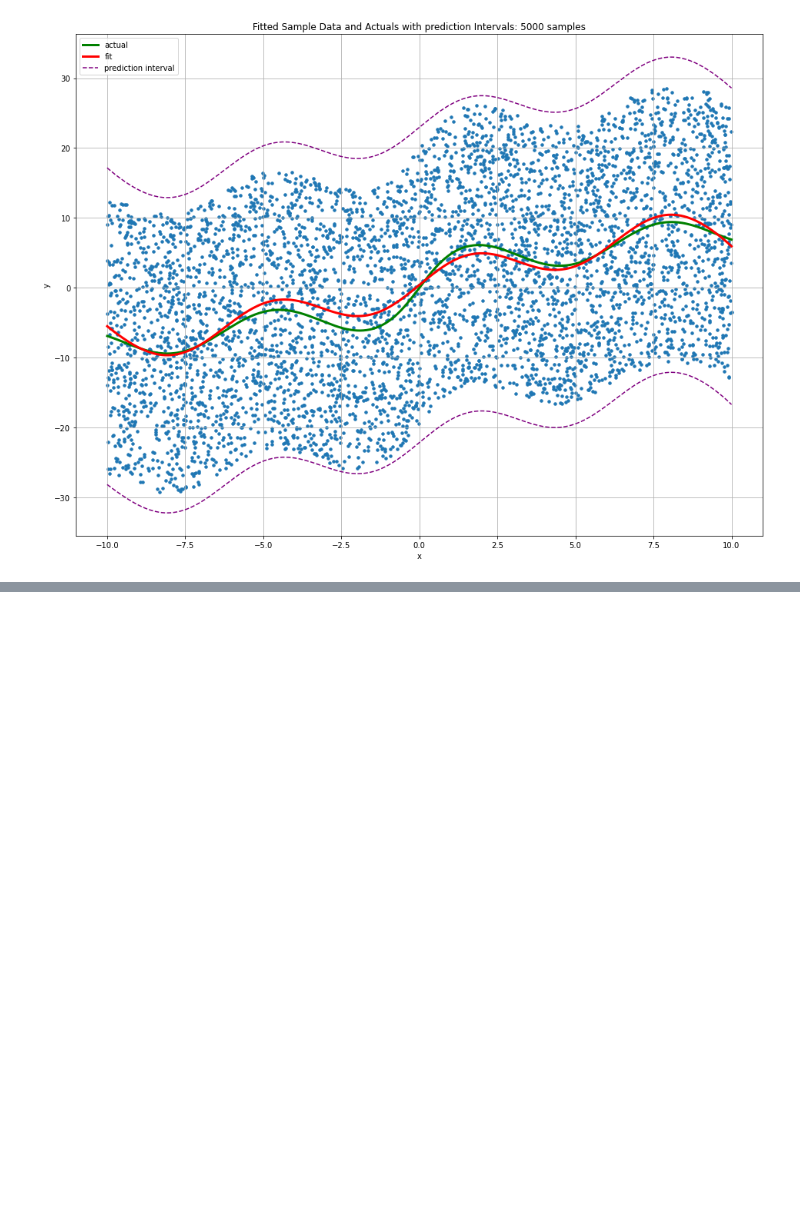
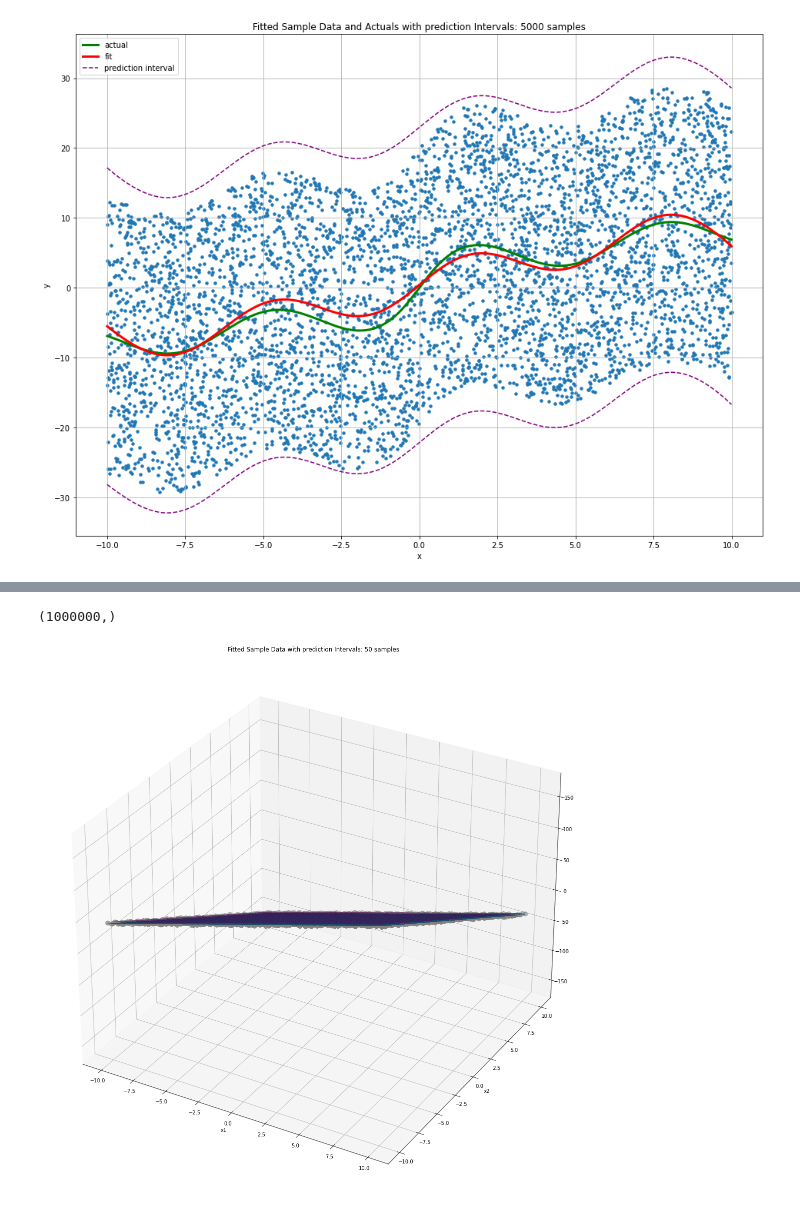
Before and after one commit to TrevorJDick/glm, a Jupyter notebook: glm/example_notebooks/glm_examples.ipynb, the cells around one changed output, grey strips where cells are left out. Drawn from its saved outputs; the diff is of its cells as text; code cells hidden in the pictures; blank space fills up the shorter version.

```diff
--- a/glm/example_notebooks/glm_examples.ipynb
+++ b/glm/example_notebooks/glm_examples.ipynb
@@ -466,0 +572,58 @@ plt.show()
+# %%
+xx1, xx2 = np.meshgrid(x_fit[:, 0], x_fit[:, 1])
+xx = np.concatenate(
+    [xx1.reshape(*xx1.shape, 1), xx2.reshape(*xx1.shape, 1)],
+    axis=2
+).reshape(xx1.shape[0] * xx1.shape[1], 2)
+yy = model.predict(xx).reshape(*xx1.shape)
+# %%
+interval_type = 'prediction'
+
+var_f, pred_conf_interval = pci.glm_pred_conf_interval(
+    model,
+    X,
+    y,
+    sample_weights=None,
+    x_test=xx,
+    interval_type=interval_type,
+    significance_level=None
+)
+print(pred_conf_interval.shape)
+# %% [output]
+(1000000,)
+# %%
+fig, ax = plt.subplots(subplot_kw={"projection": "3d"}, figsize=(20, 20))
+ax.scatter(X[:, 0], X[:, 1], y, s=80, color='grey')
+surf = ax.plot_surface(
+    xx1,
+    xx2,
+    yy,
+    linewidth=0,
+    antialiased=False,
+    alpha=0.4
+)
+surf = ax.plot_surface(
+    xx1,
+    xx2,
+    yy - pred_conf_interval.reshape(yy.shape),
+    linewidth=0,
+    antialiased=False,
+    alpha=0.15,
+    color='purple'
+)
+surf = ax.plot_surface(
+    xx1,
+    xx2,
+    yy + pred_conf_interval.reshape(yy.shape),
+    linewidth=0,
+    antialiased=False,
+    alpha=0.15,
+    color='purple'
+)
+plt.xlabel('x1')
+plt.ylabel('x2')
+plt.title(f'Fitted Sample Data with {interval_type} Intervals: {n} samples')
+plt.show()
+del fig, ax, surf
+# %% [output]
+[figure, added]
```
Also changed, not shown: parts of 12 cells of this notebook, 2 other files.
